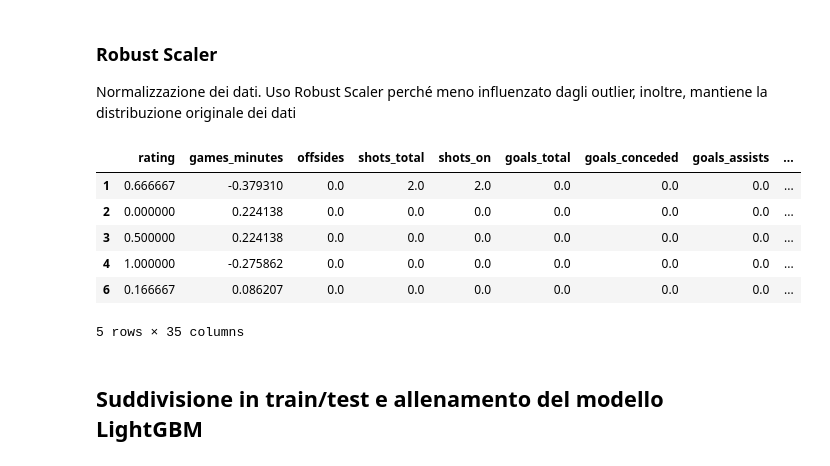
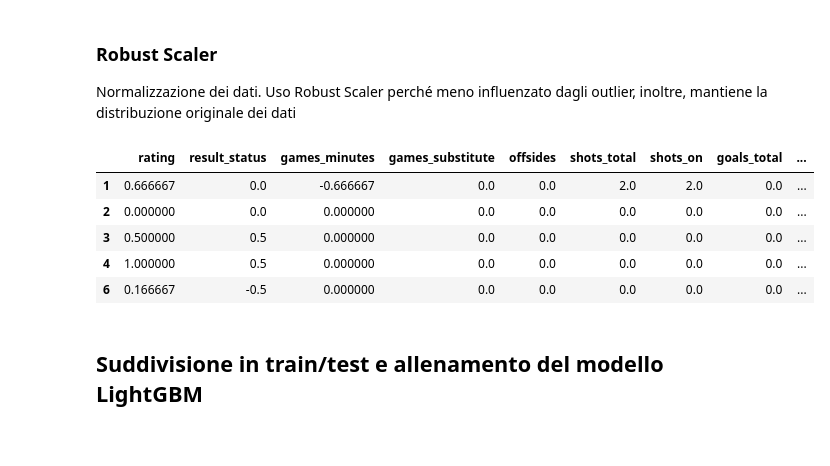
Before and after one commit to FrankMaverick/fantacalcio-rating-optimizer, a Jupyter notebook: 04_solution.ipynb, the cells around one changed output. Saved outputs shown, nothing was run; the diff lists cells and outputs as text; code cells hidden in the pictures.

```diff
--- a/04_solution.ipynb
+++ b/04_solution.ipynb
@@ -132,7 +214,0 @@ df_encoded
-# %%
-# Label Encoding per games_substitute
-from sklearn.preprocessing import LabelEncoder
-
-le = LabelEncoder()
-df_encoded['games_substitute_encoded'] = le.fit_transform(df_encoded['games_substitute'])
-df_encoded
@@ -153,4 +214,0 @@ df_encoded
-# %%
-# rimuovo le colonne che non servono più
-df_encoded = df_encoded.drop('result_status', axis=1)
-df_encoded = df_encoded.drop('games_substitute', axis=1)
@@ -183,0 +215,15 @@ df.head()
+# %%
+# rimuovo le colonne che non servono più
+df = df_encoded.copy()
+
+df['games_substitute'] = df['games_substitute_encoded'].astype(int)
+df['result_status'] = df['result_status_encoded'].astype(int)
+df['games_minutes'] = df['games_minutes_step'].astype(int)
+
+df = df.drop('games_substitute_encoded', axis=1)
+df = df.drop('result_status_encoded', axis=1)
+df = df.drop('games_minutes_step', axis=1)
+
+#df = df.drop('passes_accuracy', axis=1)
+
+df.head()
@@ -187,33 +255,37 @@ Normalizzazione dei dati. Uso Robust Scaler perché meno influenzato dagli outli
 # %%
 from sklearn.preprocessing import RobustScaler
 
 numerical_columns = [
     'rating', 'games_minutes', 'offsides', 'shots_total', 'shots_on',
     'goals_total', 'goals_conceded', 'goals_assists', 'goals_saves',
-    'passes_total', 'passes_key', 'passes_accuracy', 'tackles_total',
+    'passes_total', 'passes_key', 'tackles_total', #'passes_accuracy'
     'tackles_blocks', 'tackles_interceptions', 'duels_total', 'duels_won',
     'dribbles_attempts', 'dribbles_success', 'dribbles_past', 'fouls_drawn',
     'fouls_committed', 'cards_yellow', 'cards_red', 'penalty_won',
-    'penalty_committed', 'penalty_scored', 'penalty_missed', 'penalty_saved'
+    'penalty_committed', 'penalty_scored', 'penalty_missed', 'penalty_saved',
+    'games_substitute', 'result_status', 'positive_contributions',
+    'negative_contributions', 'position_Attacker', 'position_Defender',
+    'position_Goalkeeper', 'position_Midfielder', 'passes_accuracy_perc'
     #'rating_target'
 ]
 
 data_scaler = RobustScaler()
-df[numerical_columns] = data_scaler.fit_transform(df[numerical_columns])
+df_no_target = df.drop(columns=['rating_target'])
+df[df_no_target.columns] = data_scaler.fit_transform(df_no_target)
+
 
 target_scaler = RobustScaler()
 df['rating_target'] = target_scaler.fit_transform(df[['rating_target']])
 
 
 df.head()
 # %% [output]
-|  | rating | games_minutes | offsides | shots_total | shots_on | goals_total | goals_conceded | goals_assists | ... |
-| 1 | 0.666667 | -0.379310 | 0.0 | 2.0 | 2.0 | 0.0 | 0.0 | 0.0 | ... |
-| 2 | 0.000000 | 0.224138 | 0.0 | 0.0 | 0.0 | 0.0 | 0.0 | 0.0 | ... |
-| 3 | 0.500000 | 0.224138 | 0.0 | 0.0 | 0.0 | 0.0 | 0.0 | 0.0 | ... |
-| 4 | 1.000000 | -0.275862 | 0.0 | 0.0 | 0.0 | 0.0 | 0.0 | 0.0 | ... |
-| 6 | 0.166667 | 0.086207 | 0.0 | 0.0 | 0.0 | 0.0 | 0.0 | 0.0 | ... |
+|  | rating | result_status | games_minutes | games_substitute | offsides | shots_total | shots_on | goals_total | ... |
+| 1 | 0.666667 | 0.0 | -0.666667 | 0.0 | 0.0 | 2.0 | 2.0 | 0.0 | ... |
+| 2 | 0.000000 | 0.0 | 0.000000 | 0.0 | 0.0 | 0.0 | 0.0 | 0.0 | ... |
+| 3 | 0.500000 | 0.5 | 0.000000 | 0.0 | 0.0 | 0.0 | 0.0 | 0.0 | ... |
+| 4 | 1.000000 | 0.5 | 0.000000 | 0.0 | 0.0 | 0.0 | 0.0 | 0.0 | ... |
+| 6 | 0.166667 | -0.5 | 0.000000 | 0.0 | 0.0 | 0.0 | 0.0 | 0.0 | ... |
-5 rows × 35 columns
 # %%
 # Salvataggio dello scaler per uso successivo nella fase di post-processing
 
```
Also changed, not shown: parts of 31 cells of this notebook, 4 other files.
